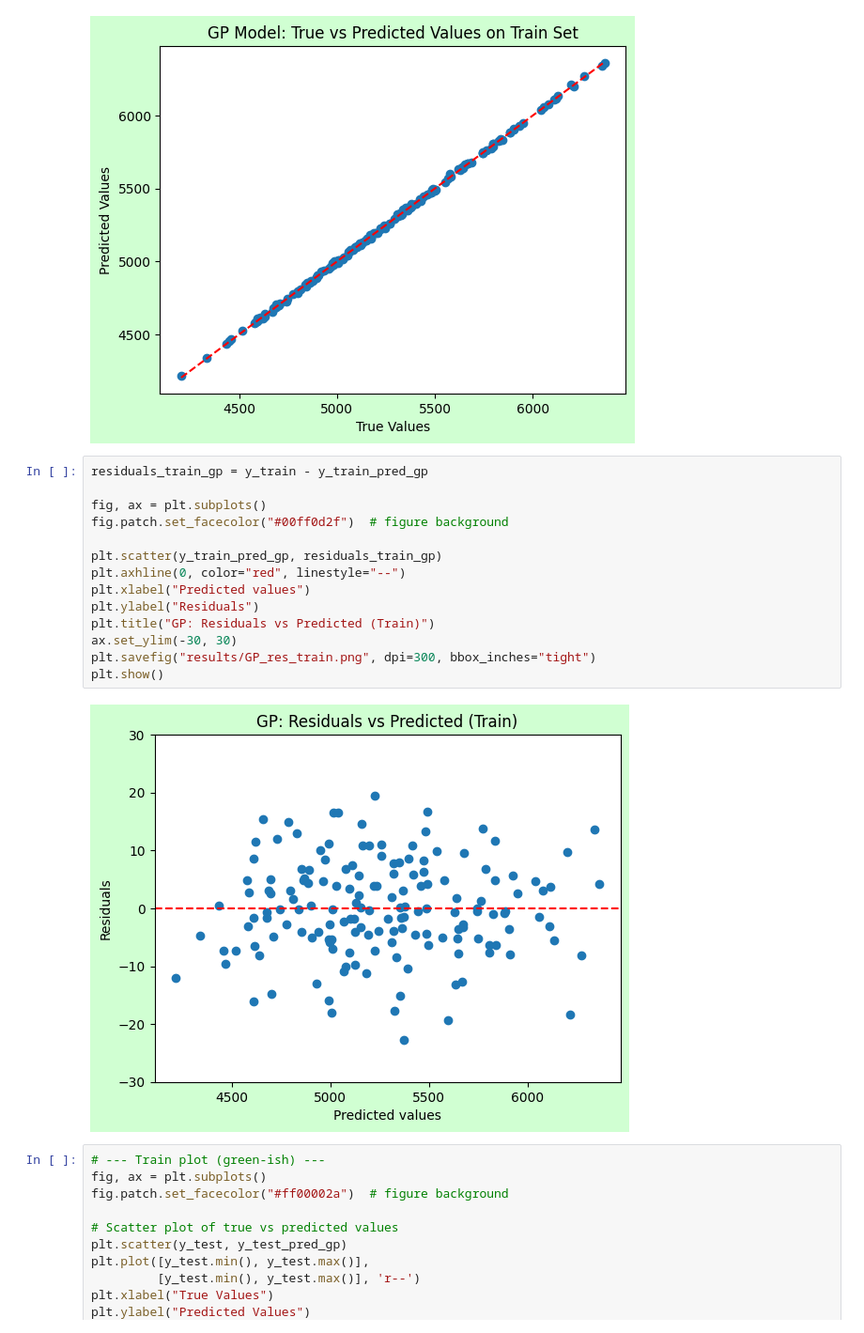
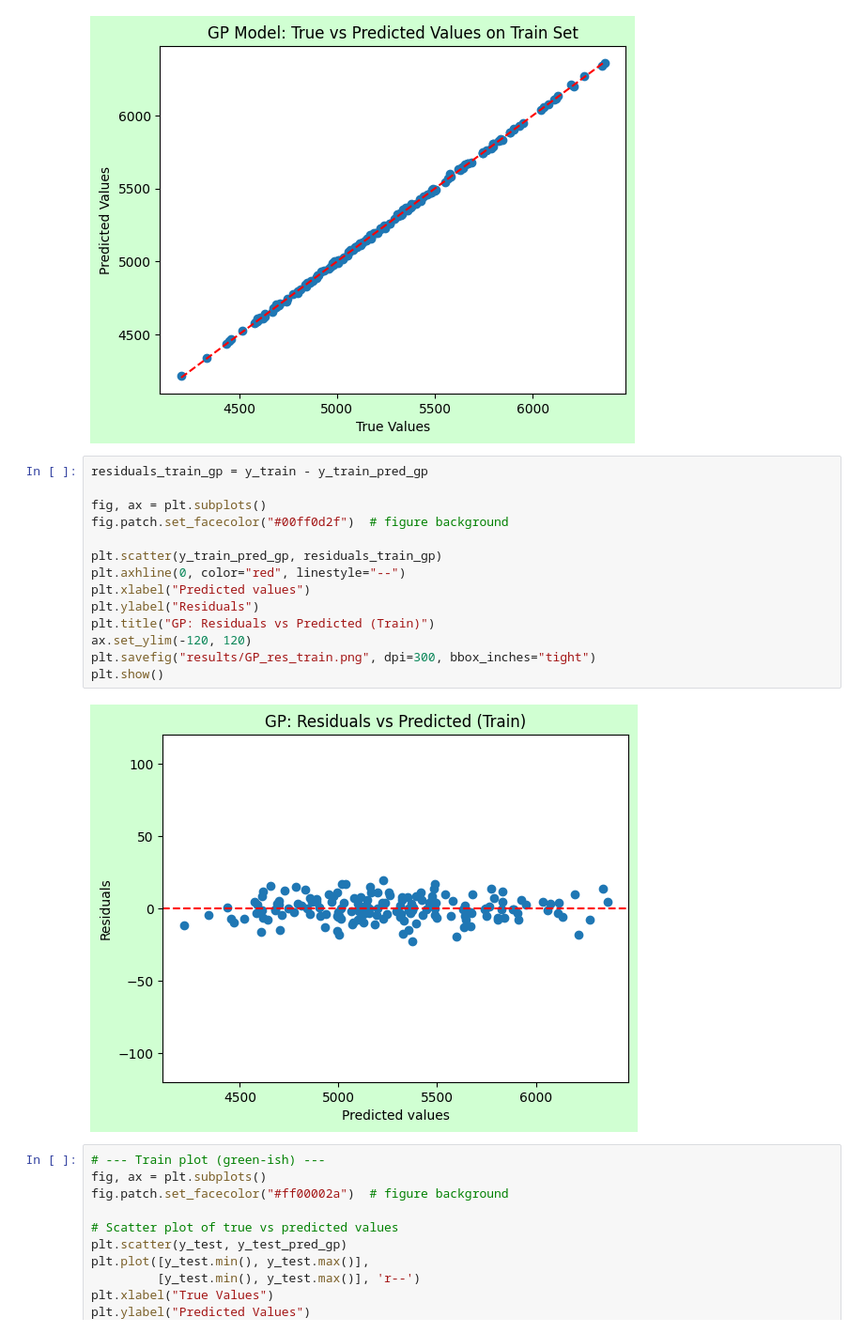
Before and after one commit to lapulga-10/Surrogate-Modeling-and-Uncertainty-Quantification, a Jupyter notebook: Code/Week_5_Surrogate_model_fitting.ipynb, the cells around one changed output. Shown at 94% size. Cells and saved outputs as stored; diff of their text form.

```diff
--- a/Code/Week_5_Surrogate_model_fitting.ipynb
+++ b/Code/Week_5_Surrogate_model_fitting.ipynb
@@ -465,19 +467,19 @@ plt.show()
 # %%
 residuals_train_gp = y_train - y_train_pred_gp
 
 fig, ax = plt.subplots()
 fig.patch.set_facecolor("#00ff0d2f")  # figure background
 
 plt.scatter(y_train_pred_gp, residuals_train_gp)
 plt.axhline(0, color="red", linestyle="--")
 plt.xlabel("Predicted values")
 plt.ylabel("Residuals")
 plt.title("GP: Residuals vs Predicted (Train)")
-ax.set_ylim(-30, 30)
+ax.set_ylim(-120, 120)
 plt.savefig("results/GP_res_train.png", dpi=300, bbox_inches="tight")
 plt.show()
 # %% [output]
-[figure, old version]
+[figure, new version]
 # %%
 # --- Train plot (green-ish) ---
 fig, ax = plt.subplots()
```
Also changed, not shown: parts of 14 cells of this notebook, 8 other files.
